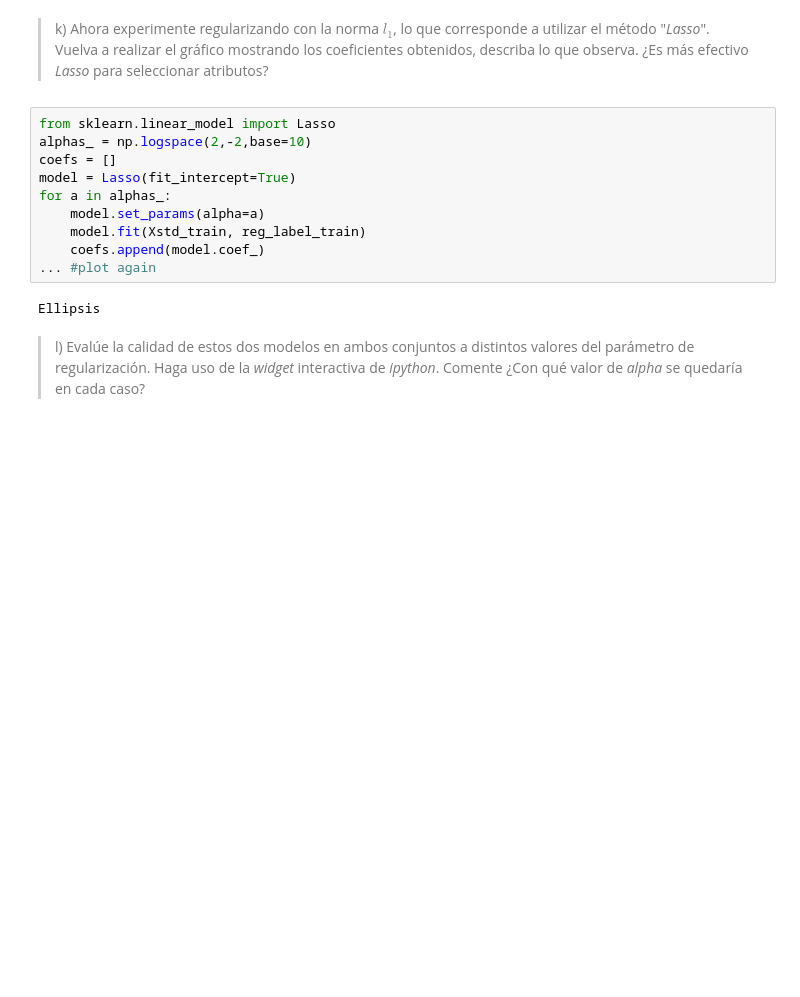
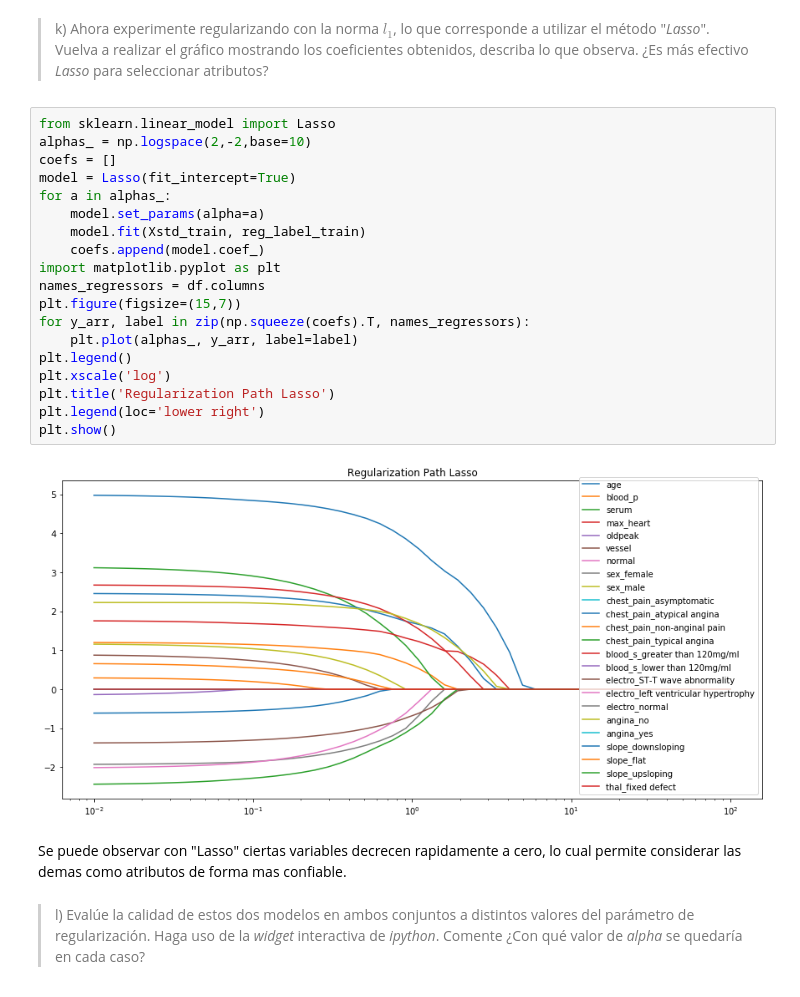
Before and after one commit to Pellizzari/Tarea1-INF393-II-2019, a Jupyter notebook: Solucion.ipynb, the cells around one changed output. Saved outputs shown, nothing was run; the diff lists cells and outputs as text; blank space fills up the shorter version.

```diff
--- a/Solucion.ipynb
+++ b/Solucion.ipynb
@@ -385,15 +385,26 @@ plt.show()
 # %%
 from sklearn.linear_model import Lasso
 alphas_ = np.logspace(2,-2,base=10)
 coefs = []
 model = Lasso(fit_intercept=True)
 for a in alphas_:
     model.set_params(alpha=a)
     model.fit(Xstd_train, reg_label_train)
     coefs.append(model.coef_)
-... #plot again
+import matplotlib.pyplot as plt
+names_regressors = df.columns
+plt.figure(figsize=(15,7))
+for y_arr, label in zip(np.squeeze(coefs).T, names_regressors):
+    plt.plot(alphas_, y_arr, label=label)
+plt.legend()
+plt.xscale('log')
+plt.title('Regularization Path Lasso')
+plt.legend(loc='lower right')
+plt.show()
 # %% [output]
-Ellipsis
+[figure, added]
+# %% [markdown]
+Se puede observar con "Lasso" ciertas variables decrecen rapidamente a cero, lo cual permite considerar las demas como atributos de forma mas confiable.
 # %% [markdown]
 > l) Evalúe la calidad de estos dos modelos en ambos conjuntos a distintos valores del parámetro de regularización. Haga uso de la *widget* interactiva de *ipython*. Comente ¿Con qué valor de *alpha* se quedaría en cada caso?
 # %%
```
Also changed, not shown: parts of 20 cells of this notebook.
